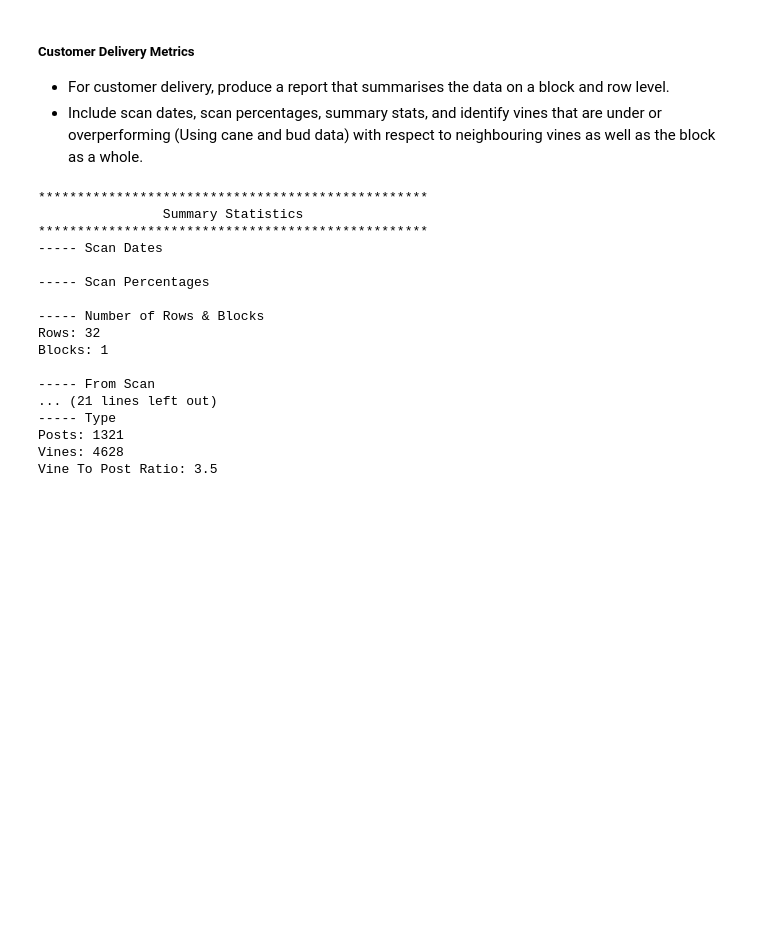
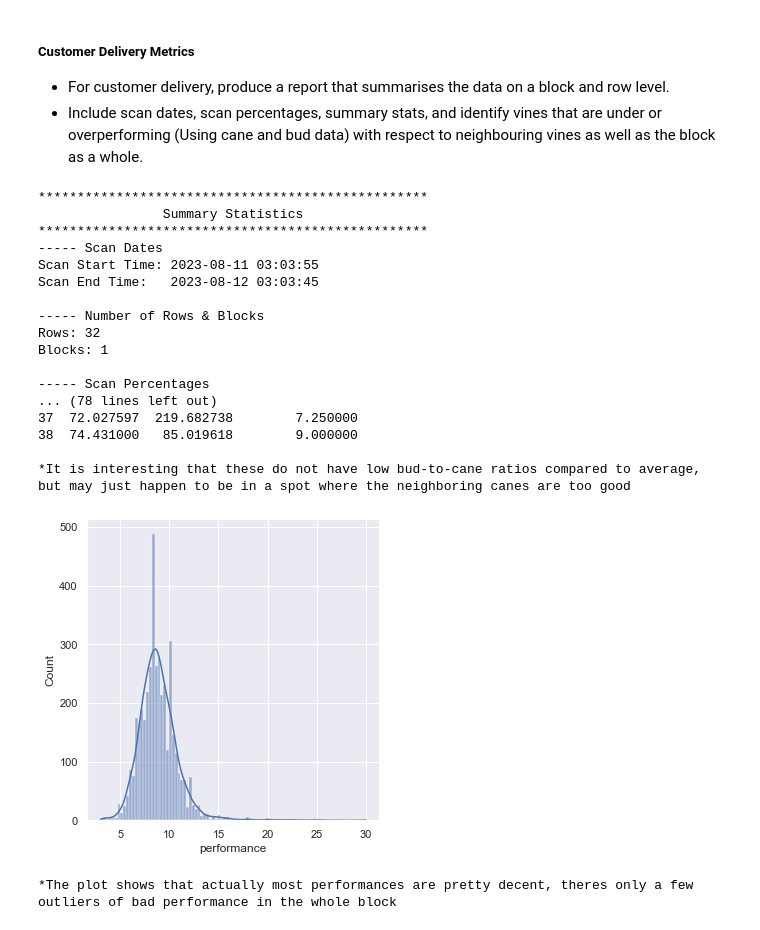
Before and after one commit to zhaohanxiong/CropsyTest, a Jupyter notebook: zhaohan_xiong.ipynb, the cells around one changed output. Saved outputs shown, nothing was run; the diff lists cells and outputs as text; code cells hidden in the pictures; blank space fills up the shorter version.

```diff
--- a/zhaohan_xiong.ipynb
+++ b/zhaohan_xiong.ipynb
@@ -417,14 +425,17 @@ print(" "*15, "Summary Statistics")
 print(50*"*")
 
 print("----- Scan Dates")
-
-
-print("\n----- Scan Percentages")
-
+# print("Scan Date:", block.dateStart[0]) # this is just wrong
+print("Scan Start Time:", datetime.datetime.fromtimestamp(scan_both.EpochTime.min()).strftime('%Y-%m-%d %H:%H:%S'))
+print("Scan End Time:  ", datetime.datetime.fromtimestamp(scan_both.EpochTime.max()).strftime('%Y-%m-%d %H:%H:%S'))
 
 print("\n----- Number of Rows & Blocks")
 print("Rows:", scan_both.RowId.unique().shape[0])
 print("Blocks:", scan_both.BlockId.unique().shape[0])
+
+print("\n----- Scan Percentages")
+print("Successful Scans:", (scan_both.Missing==0).sum(), "of", scan_both.shape[0])
+print("Percentage Success:", np.round((scan_both.Missing==1).sum() / scan_both.shape[0], 2), "%")
 
 print("\n----- From Scan")
 print("Scan 1:", (scan_both.Scan == 1).sum())
@@ -433,42 +444,85 @@ print("Total:", scan_both.shape[0])
 
 print("\n----- Cane Count")
 print("Total:", int(scan_both["Cane Count"].sum()))
 print("Mean:", scan_both["Cane Count"].mean().round(2))
 print("Min:", scan_both["Cane Count"].min())
 print("Max:", scan_both["Cane Count"].max())
 print("Mean Per Scan:", (scan_both[scan_both.Missing==0]["Cane Count"].sum() / (scan_both.Missing==0).sum()).round(1))
 
 print("\n----- Bud Count")
 print("Total:", int(scan_both["Bud Count"].sum()))
 print("Mean:", scan_both["Bud Count"].mean().round(2))
 print("Min:", scan_both["Bud Count"].min())
 print("Max:", scan_both["Bud Count"].max())
 print("Mean Per Scan:", (scan_both[scan_both.Missing==0]["Bud Count"].sum() / (scan_both.Missing==0).sum()).round(1))
 
-print("\n----- Bud vs Cane")
-print("Bud to Cane Ratio:", (scan_both[(scan_both.Missing==0) & (scan_both["Cane Count"] > 0)]["Bud Count"] / scan_both[(scan_both.Missing==0) & (scan_both["Cane Count"] > 0)]["Cane Count"]).mean().round(1))
-
 print("\n----- Type")
 print("Posts:", (scan_both.Type=="POST").sum())
 print("Vines:", (scan_both.Type=="VINE").sum())
 print("Vine To Post Ratio:", np.round((scan_both.Type=="VINE").sum() / (scan_both.Type=="POST").sum(), 1))
 
-# and identify vines that are under or overperforming (Using cane and bud data) with respect to neighbouring vines as well as the block as a whole.
+print("\n----- Overall Vinyard Performance (Bud to Cane Ratio)")
+buds = scan_both[(scan_both.Missing==0) & (scan_both["Cane Count"] > 0)]["Bud Count"]
+canes = scan_both[(scan_both.Missing==0) & (scan_both["Cane Count"] > 0)]["Cane Count"]
+ratio = buds / canes
+print("Mean Performance:", (ratio).mean().round(1), ", sd =", (ratio).std().round(1))
+print("Max Performance:", np.round((ratio).max()))
+print("Min Performance:", np.round((ratio).min()))
+print("Number of Canes Underperforming (2-sd below mean):", np.sum((ratio < ratio.mean() - ratio.std() * 2)), "of", ratio.shape[0])
+print("Percentage Underperforming (2-sd below mean):     ", np.round(np.sum((ratio < ratio.mean() - ratio.std() * 2)) / ratio.shape[0] * 100, 1), "%")
+print("Number of CanesOutperforming (2-sd above mean):", np.sum((ratio > ratio.mean() + ratio.std() * 2)), "of", ratio.shape[0])
+print("Percentage Outperforming (2-sd above mean):    ", np.round(np.sum((ratio > ratio.mean() + ratio.std() * 2)) / ratio.shape[0] * 100, 1), "%")
+
+# store performance to data frame (bud to vine ratio)
+scan_both["performance"] = 0
+scan_both.at[(scan_both.Missing==0) & (scan_both["Cane Count"] > 0), ["performance"]] = ratio
+
+# lambda function to find if value (y) is an outlier in array (x)
+outlier = lambda x, y : y < np.mean(x) - np.std(x) * 2
+
+# oh great, this loop again ... (should have done this above in the preprocessing but whatever)
+underperforming_coords = []
+for row, segment in rows_expanded.index.unique():
+
+    # get data for each row for the two scans (again ...)
+    _, y0 = rows_expanded.loc[row, segment].iloc[0]
+    _, y1 = rows_expanded.loc[row, segment].iloc[1]
+
+    # only grab relevant vine row and scans with data
+    scan_row = scan_both[(scan_both.RowId == rows.RowId[row]) & (scan_both.Type == "VINE") & (scan_both.y >= y0) & (scan_both.y <= y1)]
+    scan_row = scan_row[scan_row.performance > 0].sort_values("y").reset_index()
+
+    # apply sliding window approach to get localized average, then identify which are underperforming, use 10 vines as local
+    outliers = np.where([outlier(scan_row.performance.values[(i-5):(i+5)], scan_row.performance.values[i]) for i in range(5, scan_row.shape[0]-5)])[0]
+
+    # append these to list
+    underperforming_coords.extend([[scan_row.x.values[i], scan_row.y.values[i], scan_row.performance.values[i]] for i in outliers])
+
+print("\n----- Neighbouring (Using 10 Adjacent Vines) Vinyard Performance (Bud to Cane Ratio)")
+print("Number of Canes Underperforming (2-sd below local mean):", len(underperforming_coords))
+print("\nLocations of Canes Underperforming:")
+print(pd.DataFrame(underperforming_coords, columns=["x", "y", "BudToCaneRatio"]))
+print("\n*It is interesting that these do not have low bud-to-cane ratios compared to average, but may just happen to be in a spot where the neighboring canes are too good")
+
+sns.displot(scan_both[scan_both.performance > 0], x="performance", kde=True);plt.show()
+print("*The plot shows that actually most performances are pretty decent, theres only a few outliers of bad performance in the whole block")
 # %% [output]
 **************************************************
                 Summary Statistics
 **************************************************
 ----- Scan Dates
-
------ Scan Percentages
+Scan Start Time: 2023-08-11 03:03:55
+Scan End Time:   2023-08-12 03:03:45
 
 ----- Number of Rows & Blocks
 Rows: 32
 Blocks: 1
 
------ From Scan
-... (21 lines left out)
------ Type
-Posts: 1321
-Vines: 4628
-Vine To Post Ratio: 3.5
+----- Scan Percentages
+... (78 lines left out)
+37  72.027597  219.682738        7.250000
+38  74.431000   85.019618        9.000000
+
+*It is interesting that these do not have low bud-to-cane ratios compared to average, but may just happen to be in a spot where the neighboring canes are too good
+[figure, added]
+*The plot shows that actually most performances are pretty decent, theres only a few outliers of bad performance in the whole block
```
Also changed, not shown: parts of 2 cells of this notebook.
